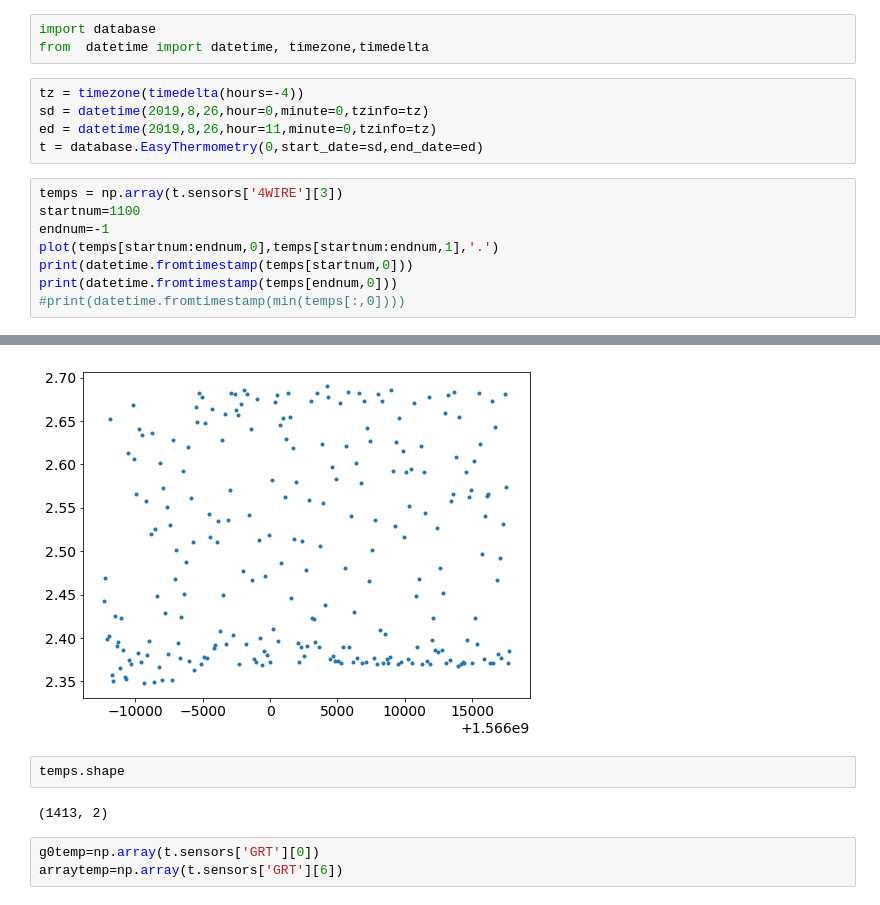
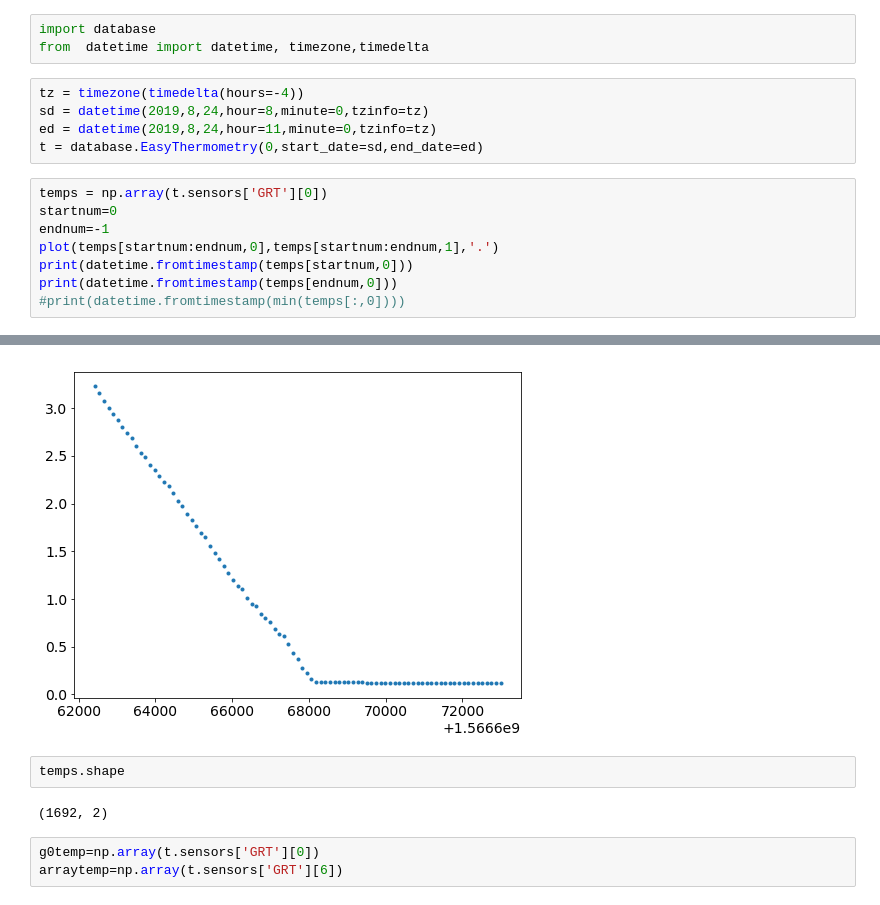
Before and after one commit to NanoExplorer/Zeus2-cycle-box, a Jupyter notebook: thermometry playground.ipynb, the cells around one changed output, grey strips where cells are left out. Drawn from its saved outputs; the diff is of its cells as text.

```diff
--- a/thermometry playground.ipynb
+++ b/thermometry playground.ipynb
@@ -13,12 +13,12 @@ import database
 from  datetime import datetime, timezone,timedelta
 # %%
 tz = timezone(timedelta(hours=-4))
-sd = datetime(2019,8,26,hour=0,minute=0,tzinfo=tz)
-ed = datetime(2019,8,26,hour=11,minute=0,tzinfo=tz)
+sd = datetime(2019,8,24,hour=8,minute=0,tzinfo=tz)
+ed = datetime(2019,8,24,hour=11,minute=0,tzinfo=tz)
 t = database.EasyThermometry(0,start_date=sd,end_date=ed)
 # %%
-temps = np.array(t.sensors['4WIRE'][3])
-startnum=1100
+temps = np.array(t.sensors['GRT'][0])
+startnum=0
 endnum=-1
 plot(temps[startnum:endnum,0],temps[startnum:endnum,1],'.')
 print(datetime.fromtimestamp(temps[startnum,0]))
@@ -30,8 +30,8 @@ print(datetime.fromtimestamp(temps[endnum,0]))
-[figure, old version]
+[figure, new version]
 # %%
 temps.shape
 # %% [output]
-(1413, 2)
+(1692, 2)
 # %%
 g0temp=np.array(t.sensors['GRT'][0])
 arraytemp=np.array(t.sensors['GRT'][6])
```
Also changed, not shown: parts of 10 cells of this notebook, 2 other files.
